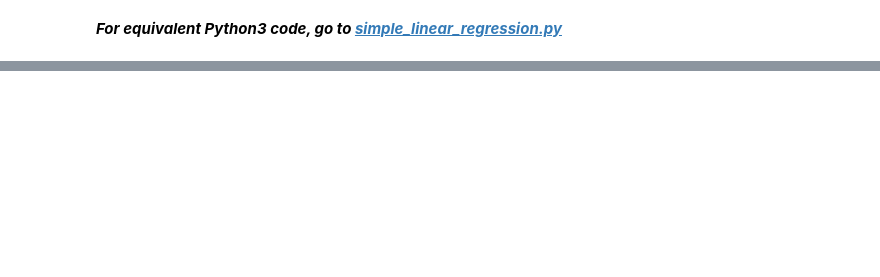
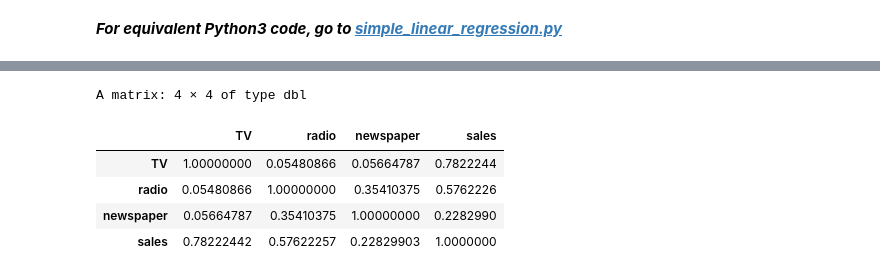
Before and after one commit to Kaushal1011/machine-learning, a Jupyter notebook: src/theory/01_Regression.ipynb, the cells around one changed output, grey strips where cells are left out. Saved outputs shown, nothing was run; the diff lists cells and outputs as text; code cells hidden in the pictures; blank space fills up the shorter version.

```diff
--- a/src/theory/01_Regression.ipynb
+++ b/src/theory/01_Regression.ipynb
@@ -455,0 +615,9 @@ F-statistic: 312.1 on 1 and 198 DF,  p-value: < 2.2e-16
+# %%
+cor(adv)
+# %% [output]
+A matrix: 4 × 4 of type dbl
+|  | TV | radio | newspaper | sales |
+| TV | 1.00000000 | 0.05480866 | 0.05664787 | 0.7822244 |
+| radio | 0.05480866 | 1.00000000 | 0.35410375 | 0.5762226 |
+| newspaper | 0.05664787 | 0.35410375 | 1.00000000 | 0.2282990 |
+| sales | 0.78222442 | 0.57622257 | 0.22829903 | 1.0000000 |
```
Also changed, not shown: parts of 13 cells of this notebook.
